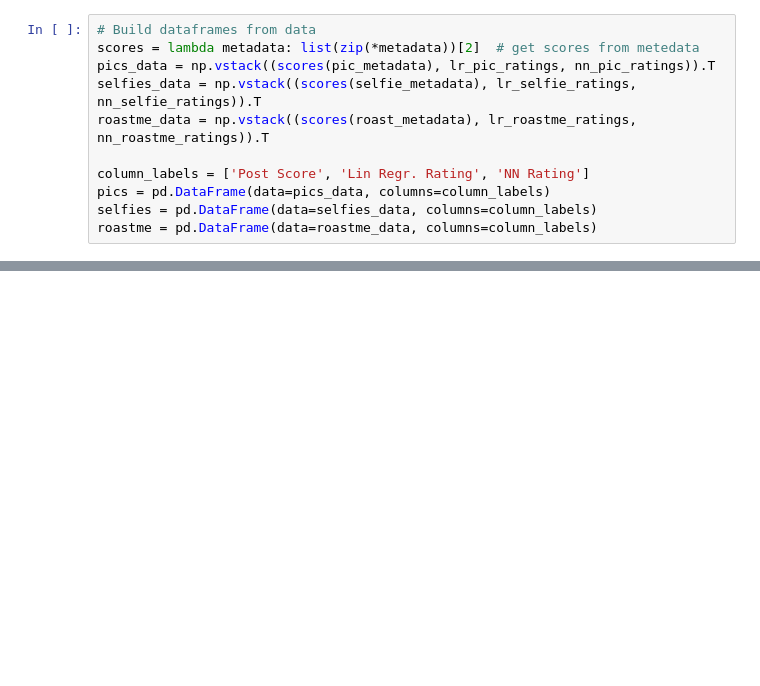
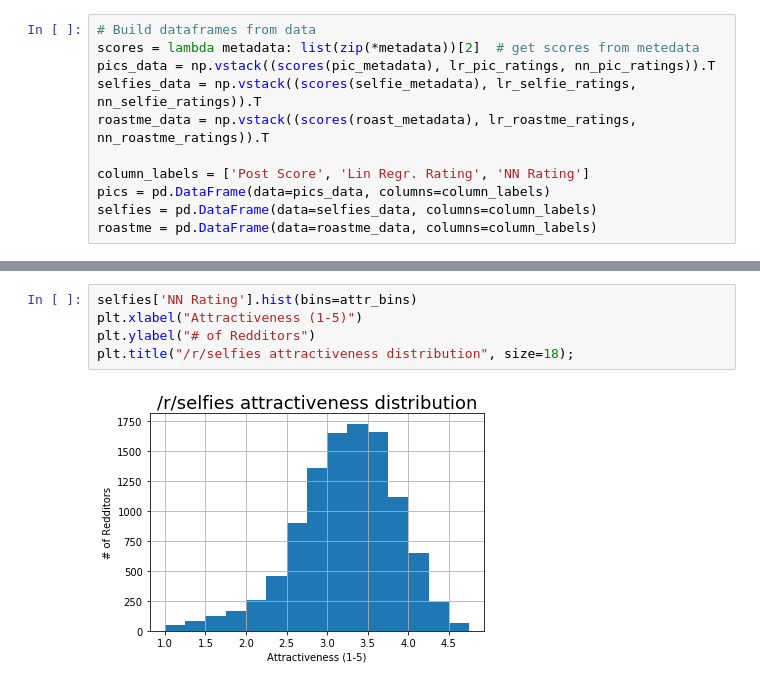
Before and after one commit to davidhaas6/attractiveness-regression, a Jupyter notebook: phase_3.ipynb, the cells around one changed output, grey strips where cells are left out. Drawn from its saved outputs; the diff is of its cells as text; blank space fills up the shorter version.

```diff
--- a/phase_3.ipynb
+++ b/phase_3.ipynb
@@ -69,0 +94,7 @@ Name: Post Score, dtype: float64
+# %%
+selfies['NN Rating'].hist(bins=attr_bins)
+plt.xlabel("Attractiveness (1-5)")
+plt.ylabel("# of Redditors")
+plt.title("/r/selfies attractiveness distribution", size=18);
+# %% [output]
+[figure, added]
```
Also changed, not shown: parts of 17 cells of this notebook.
